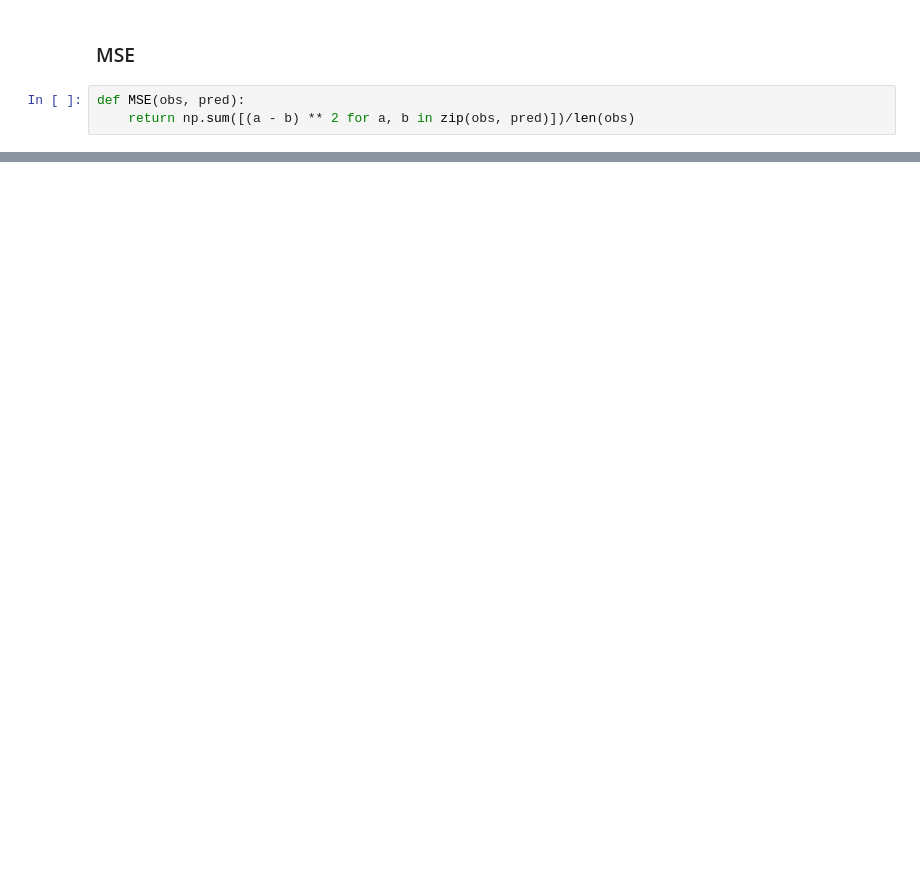
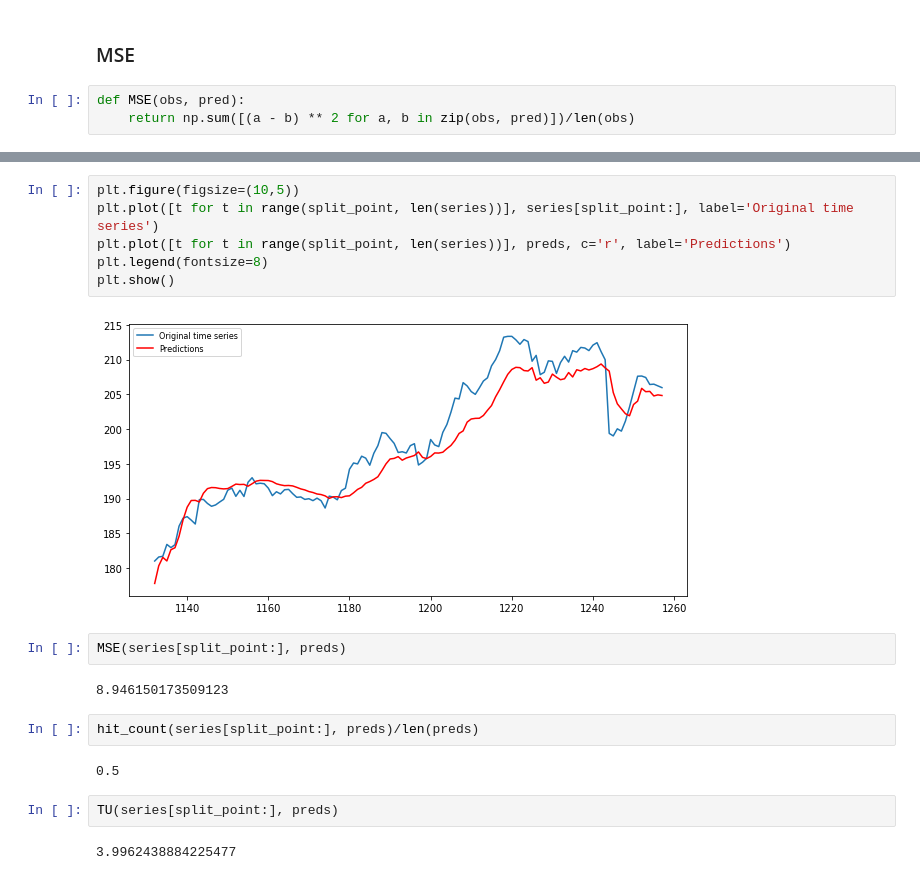
Before and after one commit to angelomenezes/Data_Science_for_Finance, a Jupyter notebook: src/mtr/aspect_decomposition.ipynb, the cells around one changed output, grey strips where cells are left out. Saved outputs shown, nothing was run; the diff lists cells and outputs as text; blank space fills up the shorter version.

```diff
--- a/src/mtr/aspect_decomposition.ipynb
+++ b/src/mtr/aspect_decomposition.ipynb
@@ -148,0 +216,20 @@ MSE(series[split_point:], preds)
+# %%
+plt.figure(figsize=(10,5))
+plt.plot([t for t in range(split_point, len(series))], series[split_point:], label='Original time series')
+plt.plot([t for t in range(split_point, len(series))], preds, c='r', label='Predictions')
+plt.legend(fontsize=8)
+plt.show()
+# %% [output]
+[figure, added]
+# %%
+MSE(series[split_point:], preds)
+# %% [output]
+8.946150173509123
+# %%
+hit_count(series[split_point:], preds)/len(preds)
+# %% [output]
+0.5
+# %%
+TU(series[split_point:], preds)
+# %% [output]
+3.9962438884225477
```
Also changed, not shown: parts of 26 cells of this notebook, 3 other files.
